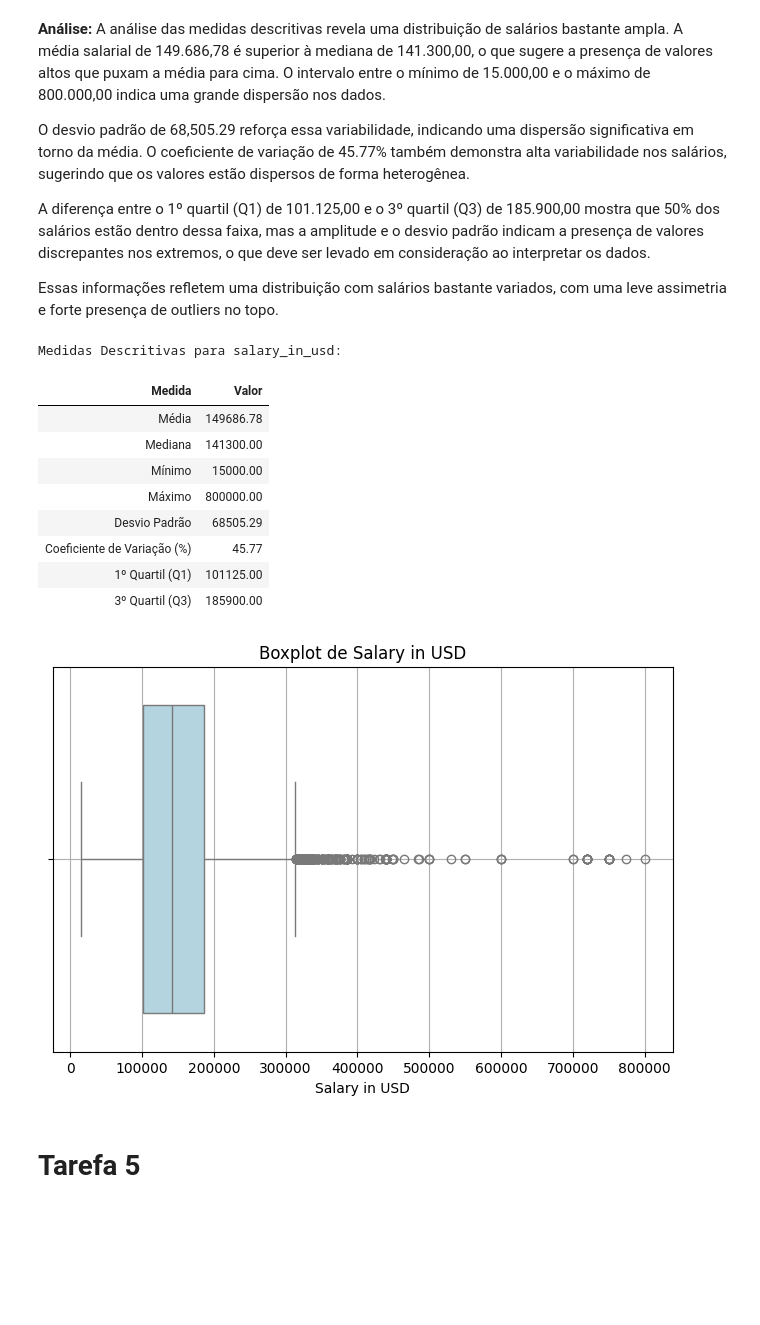
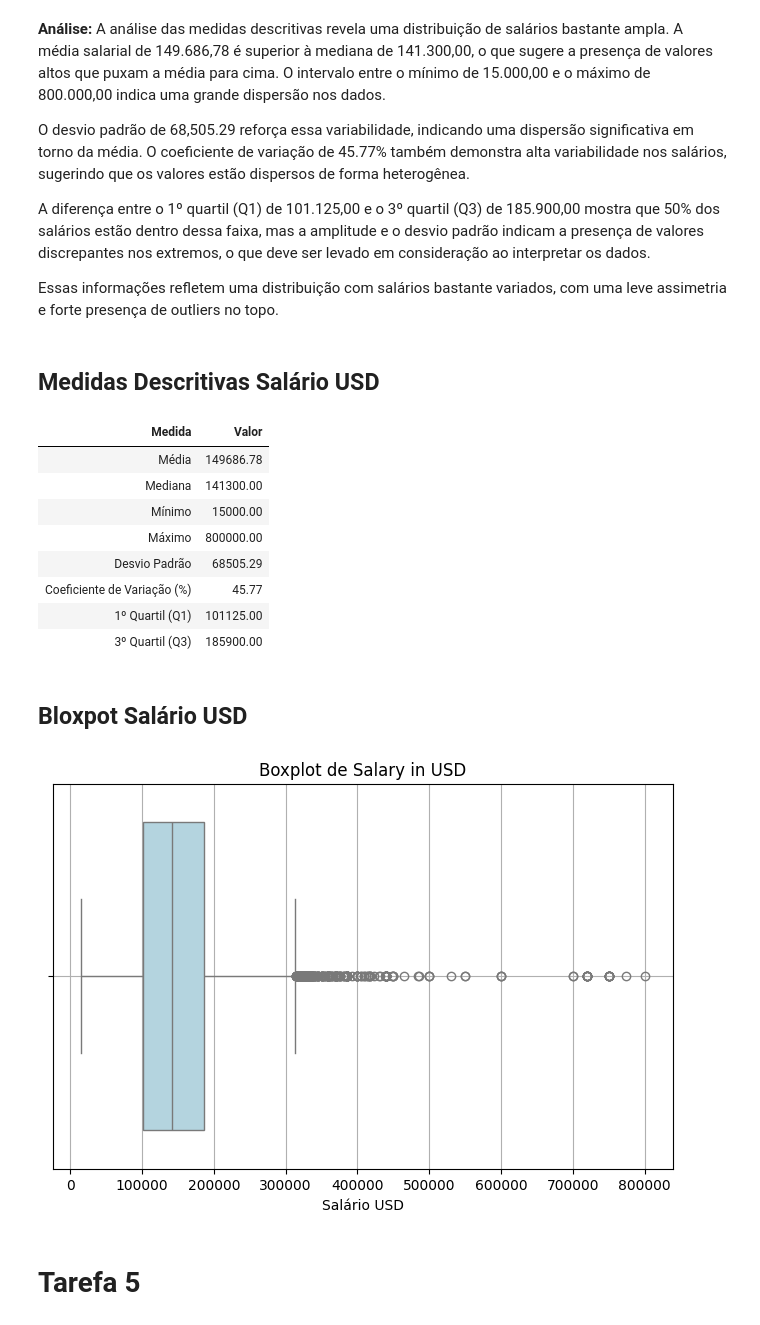
Before and after one commit to pedroreis01/analiseEstatistica, a Jupyter notebook: app.ipynb, the cells around one changed output. Cells and saved outputs as stored; diff of their text form; code cells hidden in the pictures; blank space fills up the shorter version.

```diff
--- a/app.ipynb
+++ b/app.ipynb
@@ -267,9 +310,11 @@ O desvio padrão de 68,505.29 reforça essa variabilidade, indicando uma dispers
 A diferença entre o 1º quartil (Q1) de 101.125,00 e o 3º quartil (Q3) de 185.900,00 mostra que 50% dos salários estão dentro dessa faixa, mas a amplitude e o desvio padrão indicam a presença de valores discrepantes nos extremos, o que deve ser levado em consideração ao interpretar os dados.
 
 Essas informações refletem uma distribuição com salários bastante variados, com uma leve assimetria e forte presença de outliers no topo.
+# %% [markdown]
+## **Medidas Descritivas Salário USD**
 # %%
 from ctypes import alignment
-def plot_salary_statistics(df):
+def calcular_medidas_desc_salario(df):
     """Calcula e plota as medidas descritivas para a variável salary_in_usd"""
 
     # Calculando as medidas descritivas
@@ -300,19 +345,10 @@ def plot_salary_statistics(df):
     df_medidas['Valor'] = df_medidas['Valor'].round(2)
 
     # Exibir as medidas descritivas
-    print("Medidas Descritivas para salary_in_usd:")
     display(HTML(df_medidas.to_html(index=False, border=0)))
 
-    # Criando o boxplot para a variável salary_in_usd
-    plt.figure(figsize=(8, 5))
-    sns.boxplot(x=df['salary_in_usd'], color='lightblue')
-    plt.title('Boxplot de Salary in USD')
-    plt.xlabel('Salary in USD')
-    plt.grid(True)
-    plt.show()
-plot_salary_statistics(df)
+calcular_medidas_desc_salario(df)
 # %% [output]
-Medidas Descritivas para salary_in_usd:
 | Medida | Valor |
 | Média | 149686.78 |
 | Mediana | 141300.00 |
@@ -322,6 +358,20 @@ Medidas Descritivas para salary_in_usd:
 | Coeficiente de Variação (%) | 45.77 |
 | 1º Quartil (Q1) | 101125.00 |
 | 3º Quartil (Q3) | 185900.00 |
-[figure, removed]
+# %% [markdown]
+## **Bloxpot Salário USD**
+# %%
+from ctypes import alignment
+def gerar_bloxpot_salario(df):
+    # Criando o boxplot para a variável salary_in_usd
+    plt.figure(figsize=(8, 5))
+    sns.boxplot(x=df['salary_in_usd'], color='lightblue')
+    plt.title('Boxplot de Salary in USD')
+    plt.xlabel('Salário USD')
+    plt.grid(True)
+    plt.show()
+gerar_bloxpot_salario(df)
+# %% [output]
+[figure, added]
 # %% [markdown]
 # **Tarefa 5**
```
Also changed, not shown: parts of 30 cells of this notebook, 1 other file.
